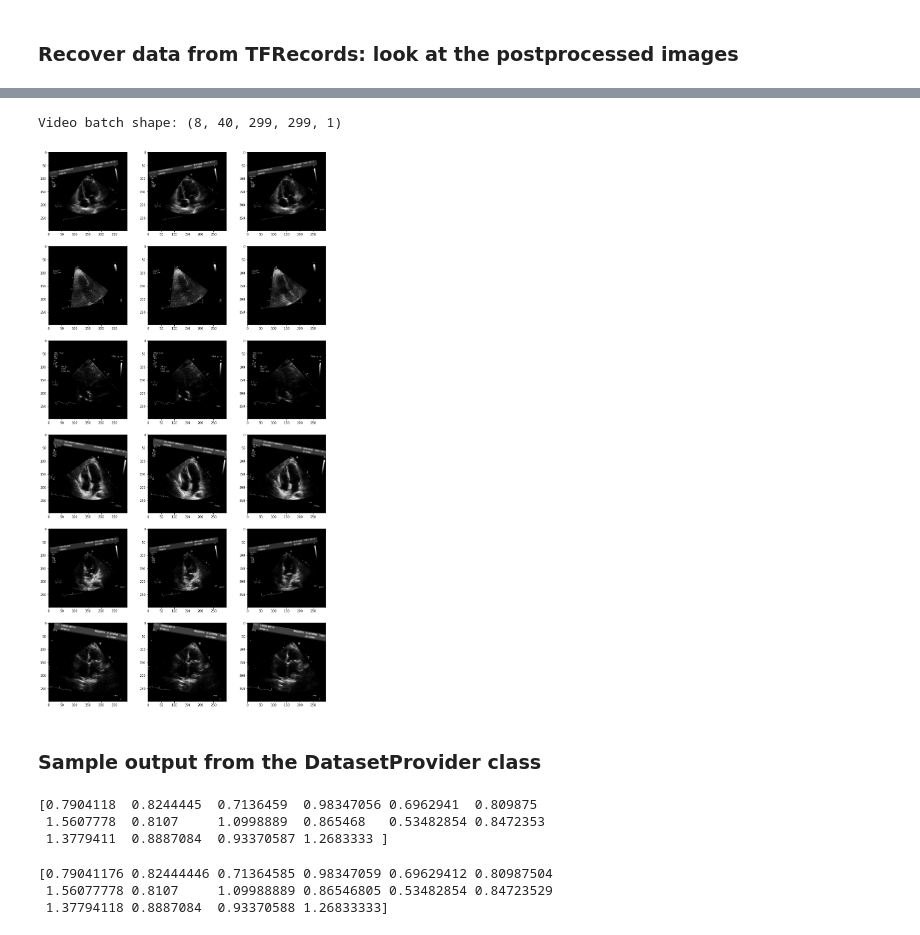
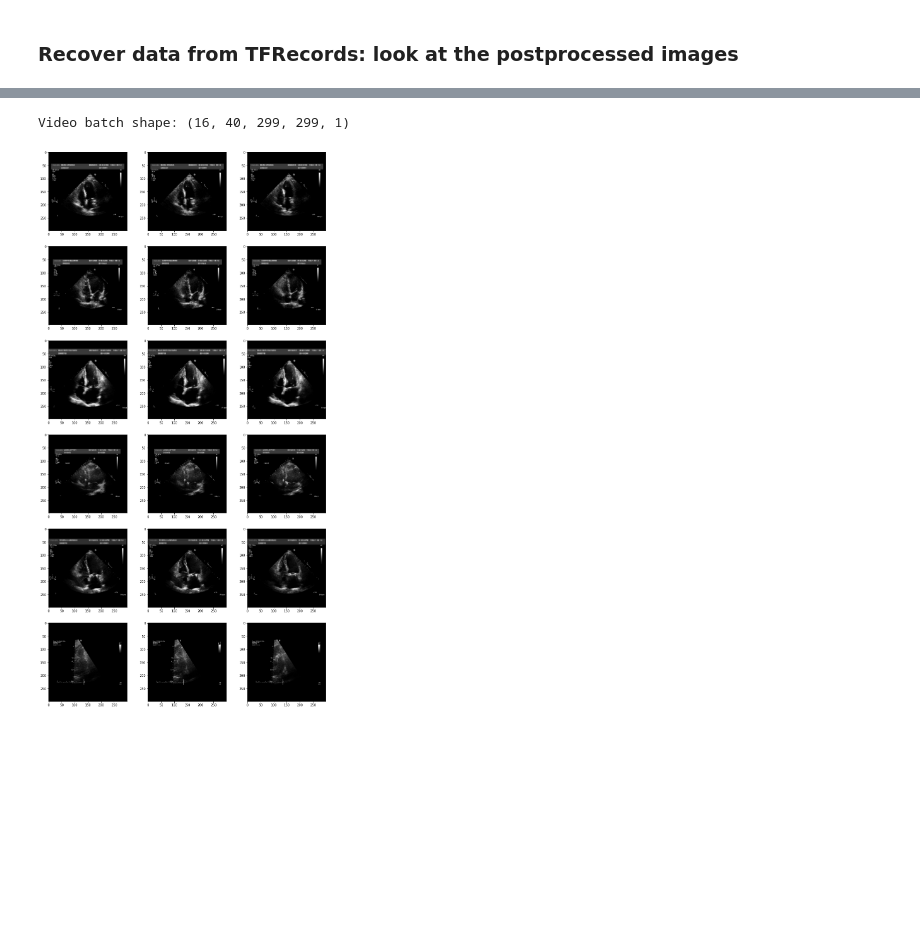
Before and after one commit to awerdich/werdich-cfr, a Jupyter notebook: notebooks/tfr_images.ipynb, the cells around one changed output, grey strips where cells are left out. Drawn from its saved outputs; the diff is of its cells as text; code cells hidden in the pictures; blank space fills up the shorter version.

```diff
--- a/notebooks/tfr_images.ipynb
+++ b/notebooks/tfr_images.ipynb
@@ -274,13 +88,0 @@ Deprecated in favor of operator or tf.math.divide.
-# %%
-for out in dataset.take(1):
-    output = out
-
-# Output batch is a list of dictionaries [INPUT, OUTPUT]:
-print('Input keys: ', output[0].keys())
-print('Output keys:', output[1].keys())
-image_batch = output[0]['video'].numpy()
-print('Video batch shape:', image_batch.shape)
-score_batch = output[1]['score_output'].numpy()
-print('score_output shale:', score_batch.shape)
-for image in image_batch:
-    print('min {}, max {}'.format(np.amin(image), np.amax(image)))
@@ -299,0 +89,21 @@ min -0.3134065866470337, max 9.553495407104492
+# %%
+# Parameters
+batch_size=16
+
+# Dataset
+dset_provider = DatasetProvider(feature_dict=feature_dict,
+                                output_height=output_height,
+                                output_width=output_width,
+                                im_scale_factor=1.177,
+                                augment=False,
+                                model_output=None)
+
+
+dset = dset_provider.make_batch([tfr_file],
+                                batch_size=batch_size,
+                                shuffle=False,
+                                buffer_n_steps=2,
+                                repeat_count=1,
+                                drop_remainder=True)
+for out in dset.take(1):
+    output = out
@@ -300,23 +136,18 @@ min -0.3134065866470337, max 9.553495407104492
 # %%
-for out in dataset.take(1):
-    output = out
-
 # Output batch is a list of dictionaries [INPUT, OUTPUT]:
 image_batch = output[0]['video'].numpy()
 print('Video batch shape:', image_batch.shape)
 
 # Show some images from the batch
 #sample_idx = np.random.randint(batch_size, size=6)
 sample_idx = np.arange(0, 6)
 frame_idx = np.random.randint(n_frames, size=3)
 fig, ax = plt.subplots(nrows=len(sample_idx), ncols=len(frame_idx), figsize = (16,32))
 
 for row, sample in enumerate(sample_idx):
     for col, frame in enumerate(frame_idx):
         image = np.squeeze(image_batch[sample, frame, :, :, 0])
         ax[row, col].imshow(image, cmap = 'gray')
 # %% [output]
-Video batch shape: (8, 40, 299, 299, 1)
+Video batch shape: (16, 40, 299, 299, 1)
-[figure, old version]
+[figure, new version]
-# %% [markdown]
-### Sample output from the DatasetProvider class ###
@@ -346,12 +153,0 @@ image_batch = output[0]['video'].numpy()
-# %%
-print(output[1]['score_output'].numpy())
-# %% [output]
-[0.7904118  0.8244445  0.7136459  0.98347056 0.6962941  0.809875
- 1.5607778  0.8107     1.0998889  0.865468   0.53482854 0.8472353
- 1.3779411  0.8887084  0.93370587 1.2683333 ]
-# %%
-print(df.rest_mbf_unaff.values[0:16])
-# %% [output]
-[0.79041176 0.82444446 0.71364585 0.98347059 0.69629412 0.80987504
- 1.56077778 0.8107     1.09988889 0.86546805 0.53482854 0.84723529
- 1.37794118 0.8887084  0.93370588 1.26833333]
```
Also changed, not shown: parts of 17 cells of this notebook, 12 other files.
